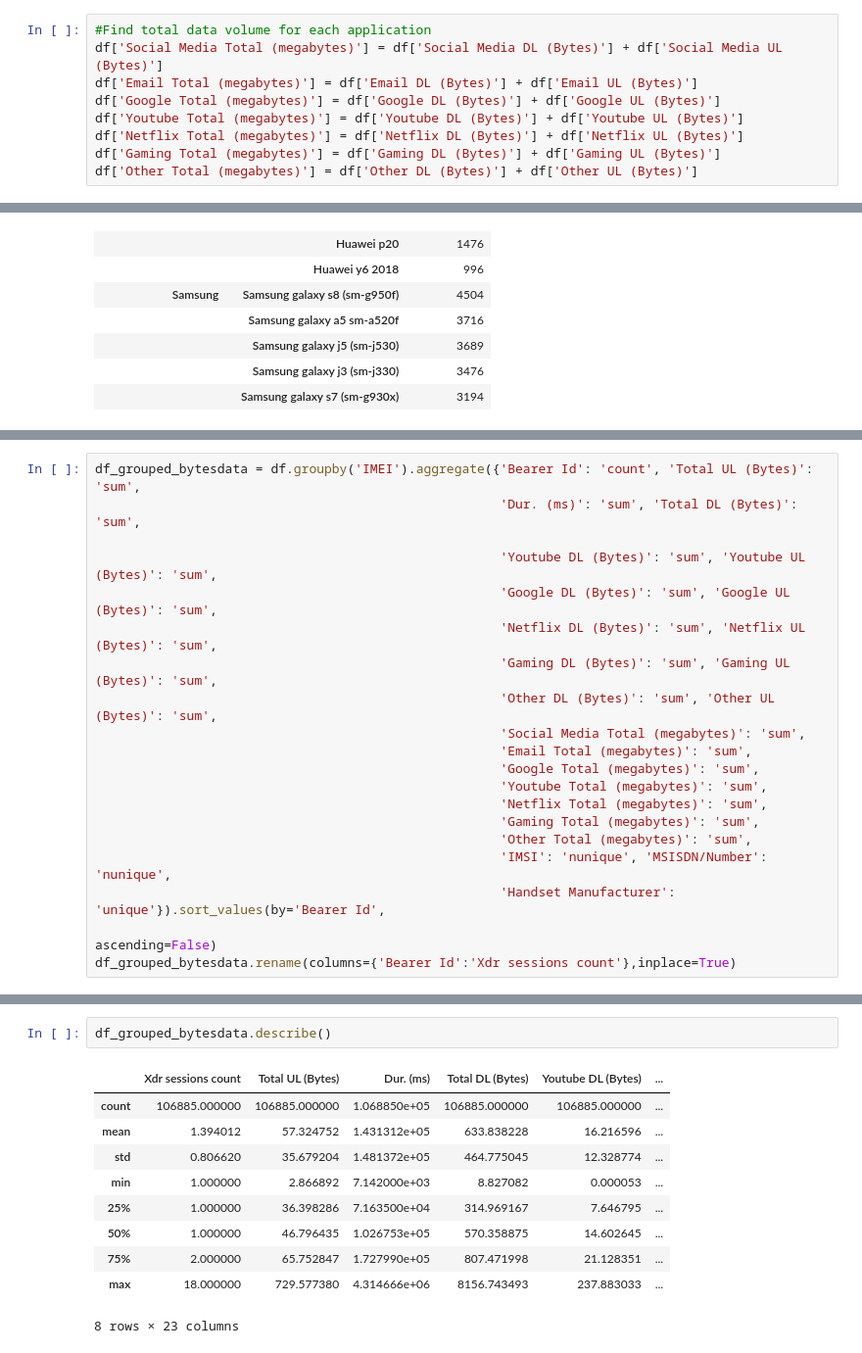
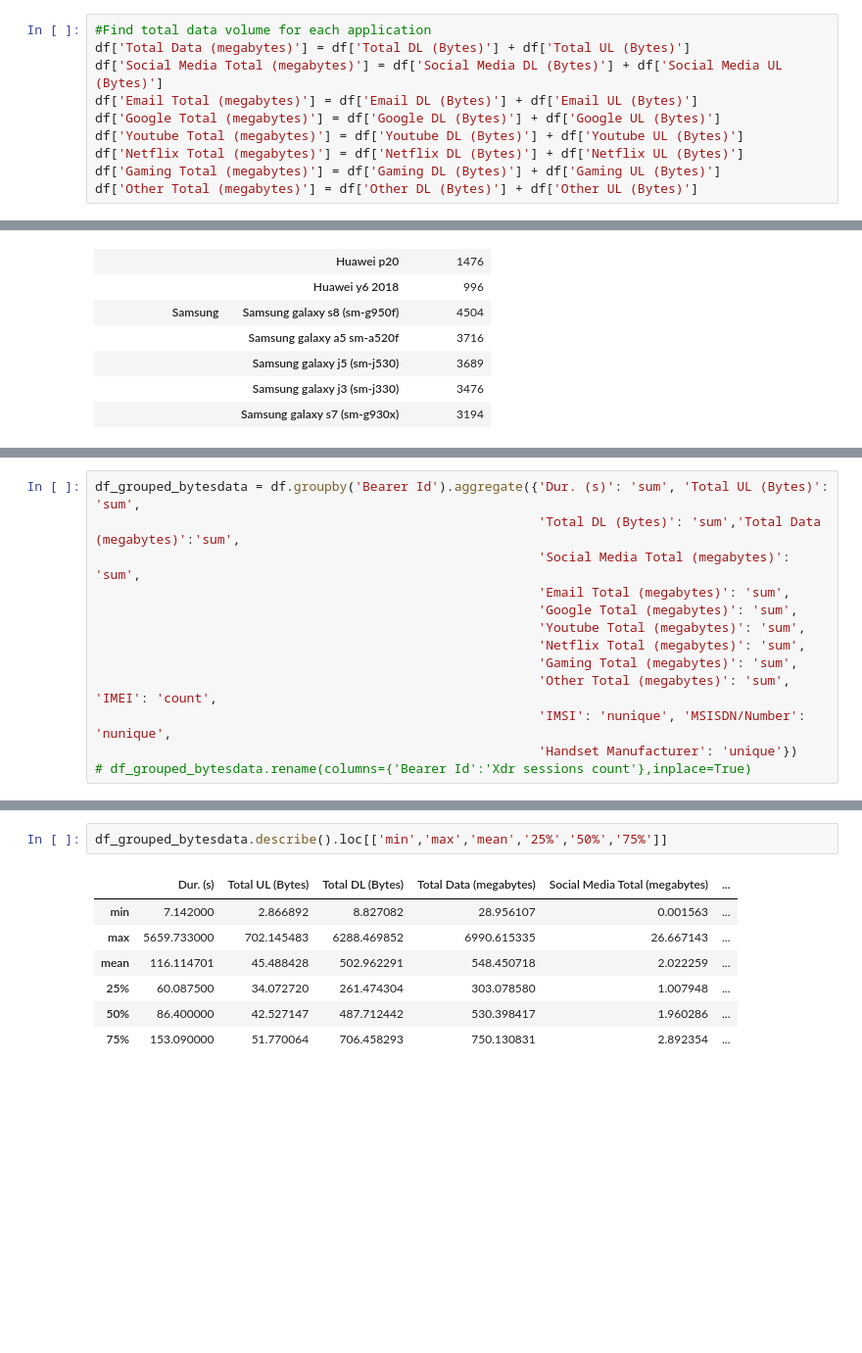
Before and after one commit to fbagire/Telecomm_data_analysis, a Jupyter notebook: data_cleaning.ipynb, the cells around one changed output, grey strips where cells are left out. Shown at 98% size. Drawn from its saved outputs; the diff is of its cells as text; blank space fills up the shorter version.

```diff
--- a/data_cleaning.ipynb
+++ b/data_cleaning.ipynb
@@ -299,6 +291,7 @@ df[df.duplicated()]
 df=cleaning_df.fix_data_types()
 # %%
 #Find total data volume for each application
+df['Total Data (megabytes)'] = df['Total DL (Bytes)'] + df['Total UL (Bytes)']
 df['Social Media Total (megabytes)'] = df['Social Media DL (Bytes)'] + df['Social Media UL (Bytes)']
 df['Email Total (megabytes)'] = df['Email DL (Bytes)'] + df['Email UL (Bytes)']
 df['Google Total (megabytes)'] = df['Google DL (Bytes)'] + df['Google UL (Bytes)']
@@ -349,20 +352,13 @@ pd.DataFrame(df_manfact_goup['Handset Type'].groupby('Handset Manufacturer',grou
 # %%
-df_grouped_bytesdata = df.groupby('IMEI').aggregate({'Bearer Id': 'count', 'Total UL (Bytes)': 'sum',
-                                                     'Dur. (ms)': 'sum', 'Total DL (Bytes)': 'sum',
-
-                                                     'Youtube DL (Bytes)': 'sum', 'Youtube UL (Bytes)': 'sum',
-                                                     'Google DL (Bytes)': 'sum', 'Google UL (Bytes)': 'sum',
-                                                     'Netflix DL (Bytes)': 'sum', 'Netflix UL (Bytes)': 'sum',
-                                                     'Gaming DL (Bytes)': 'sum', 'Gaming UL (Bytes)': 'sum',
-                                                     'Other DL (Bytes)': 'sum', 'Other UL (Bytes)': 'sum',
-                                                     'Social Media Total (megabytes)': 'sum',
-                                                     'Email Total (megabytes)': 'sum',
-                                                     'Google Total (megabytes)': 'sum',
-                                                     'Youtube Total (megabytes)': 'sum',
-                                                     'Netflix Total (megabytes)': 'sum',
-                                                     'Gaming Total (megabytes)': 'sum',
-                                                     'Other Total (megabytes)': 'sum',
-                                                     'IMSI': 'nunique', 'MSISDN/Number': 'nunique',
-                                                     'Handset Manufacturer': 'unique'}).sort_values(by='Bearer Id',
-                                                                                                    ascending=False)
-df_grouped_bytesdata.rename(columns={'Bearer Id':'Xdr sessions count'},inplace=True)
+df_grouped_bytesdata = df.groupby('Bearer Id').aggregate({'Dur. (s)': 'sum', 'Total UL (Bytes)': 'sum',
+                                                          'Total DL (Bytes)': 'sum','Total Data (megabytes)':'sum',
+                                                          'Social Media Total (megabytes)': 'sum',
+                                                          'Email Total (megabytes)': 'sum',
+                                                          'Google Total (megabytes)': 'sum',
+                                                          'Youtube Total (megabytes)': 'sum',
+                                                          'Netflix Total (megabytes)': 'sum',
+                                                          'Gaming Total (megabytes)': 'sum',
+                                                          'Other Total (megabytes)': 'sum', 'IMEI': 'count',
+                                                          'IMSI': 'nunique', 'MSISDN/Number': 'nunique',
+                                                          'Handset Manufacturer': 'unique'})
+# df_grouped_bytesdata.rename(columns={'Bearer Id':'Xdr sessions count'},inplace=True)
@@ -388,13 +384,10 @@ df_grouped_bytesdata
 # %%
-df_grouped_bytesdata.describe()
+df_grouped_bytesdata.describe().loc[['min','max','mean','25%','50%','75%']]
 # %% [output]
-|  | Xdr sessions count | Total UL (Bytes) | Dur. (ms) | Total DL (Bytes) | Youtube DL (Bytes) | ... |
-| count | 106885.000000 | 106885.000000 | 1.068850e+05 | 106885.000000 | 106885.000000 | ... |
-| mean | 1.394012 | 57.324752 | 1.431312e+05 | 633.838228 | 16.216596 | ... |
-| std | 0.806620 | 35.679204 | 1.481372e+05 | 464.775045 | 12.328774 | ... |
-| min | 1.000000 | 2.866892 | 7.142000e+03 | 8.827082 | 0.000053 | ... |
-| 25% | 1.000000 | 36.398286 | 7.163500e+04 | 314.969167 | 7.646795 | ... |
-| 50% | 1.000000 | 46.796435 | 1.026753e+05 | 570.358875 | 14.602645 | ... |
-| 75% | 2.000000 | 65.752847 | 1.727990e+05 | 807.471998 | 21.128351 | ... |
-| max | 18.000000 | 729.577380 | 4.314666e+06 | 8156.743493 | 237.883033 | ... |
+|  | Dur. (s) | Total UL (Bytes) | Total DL (Bytes) | Total Data (megabytes) | Social Media Total (megabytes) | ... |
+| min | 7.142000 | 2.866892 | 8.827082 | 28.956107 | 0.001563 | ... |
+| max | 5659.733000 | 702.145483 | 6288.469852 | 6990.615335 | 26.667143 | ... |
+| mean | 116.114701 | 45.488428 | 502.962291 | 548.450718 | 2.022259 | ... |
+| 25% | 60.087500 | 34.072720 | 261.474304 | 303.078580 | 1.007948 | ... |
+| 50% | 86.400000 | 42.527147 | 487.712442 | 530.398417 | 1.960286 | ... |
+| 75% | 153.090000 | 51.770064 | 706.458293 | 750.130831 | 2.892354 | ... |
-8 rows × 23 columns
```
Also changed, not shown: parts of 56 cells of this notebook.
